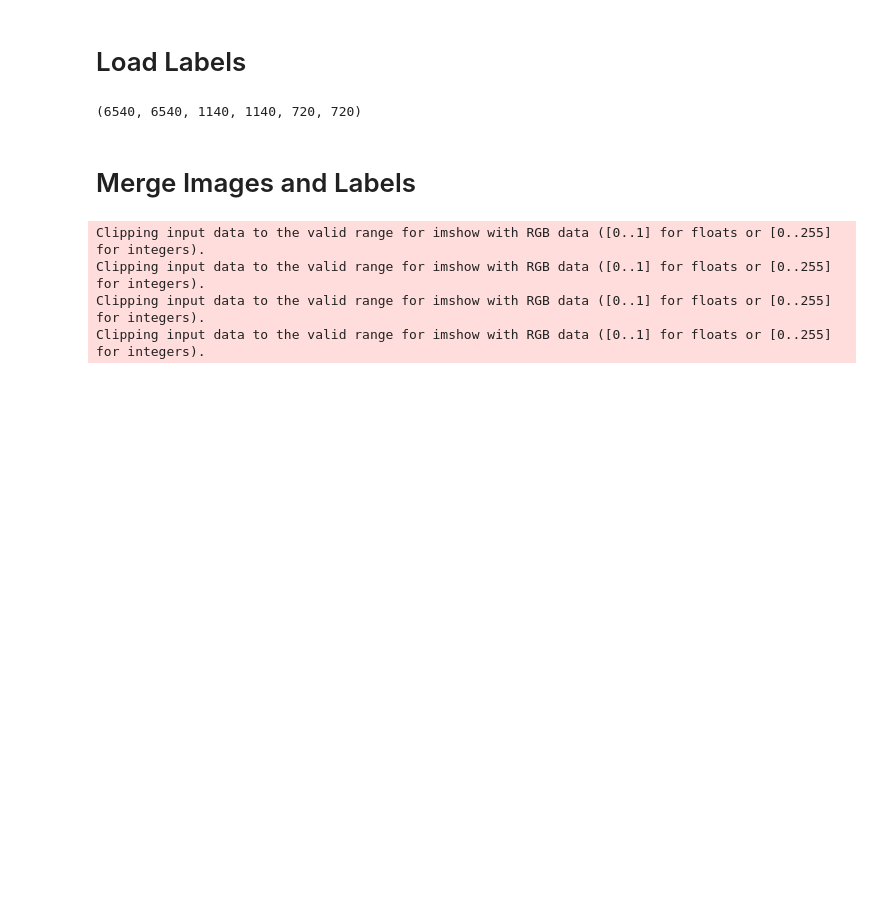
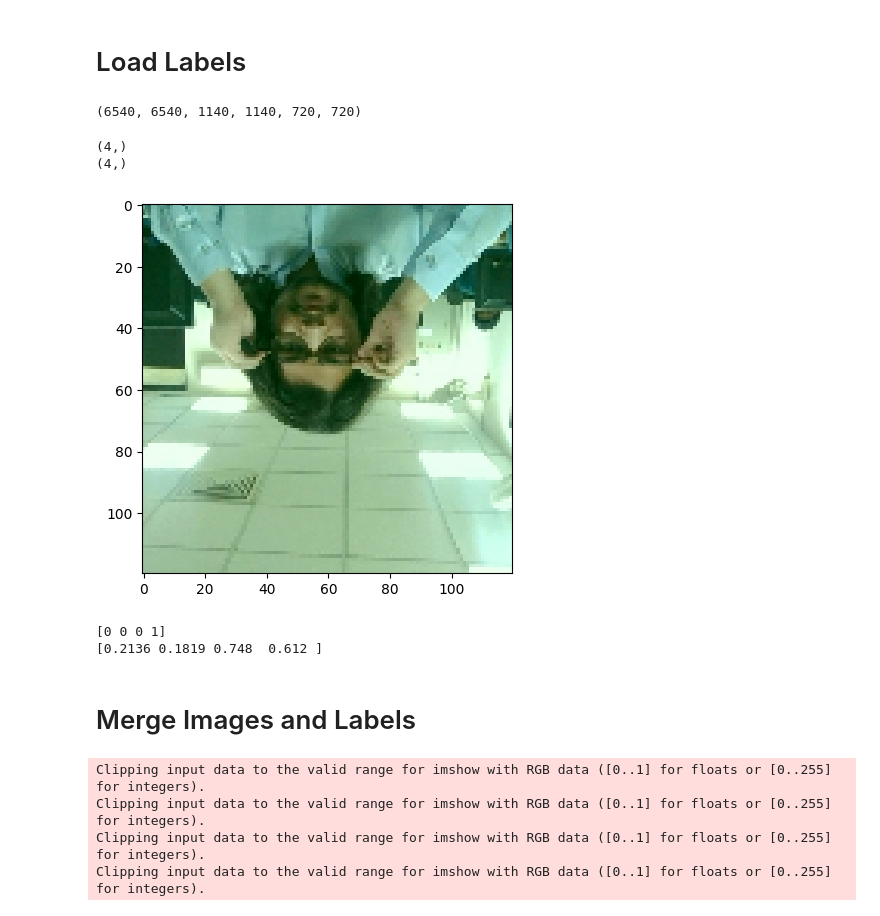
Before and after one commit to SulemanHamdani/IS-project, a Jupyter notebook: model.ipynb, the cells around one changed output. Saved outputs shown, nothing was run; the diff lists cells and outputs as text; code cells hidden in the pictures; blank space fills up the shorter version.

```diff
--- a/model.ipynb
+++ b/model.ipynb
@@ -135,6 +137,30 @@ val_labels = val_labels.map(lambda x: tf.py_function(load_labels, [x], [tf.uint8
 len(train_images), len(train_labels), len(test_images), len(test_labels), len(val_images), len(val_labels)
 # %% [output]
 (6540, 6540, 1140, 1140, 720, 720)
+# %%
+# shape of labels
+for x in train_labels.take(1):
+
+    print(x[0].shape)
+    print(x[1].shape)
+# %% [output]
+(4,)
+(4,)
+# %%
+# print labels and corresponding images
+
+for x in train_images.take(1):
+
+        plt.imshow(x.numpy())
+        plt.show()
+
+for x in train_labels.take(1):
+    print(x[0].numpy())
+    print(x[1].numpy())
+# %% [output]
+[figure, added]
+[0 0 0 1]
+[0.2136 0.1819 0.748  0.612 ]
 # %% [markdown]
 # Merge Images and Labels
 # %%
```
Also changed, not shown: parts of 17 cells of this notebook.
